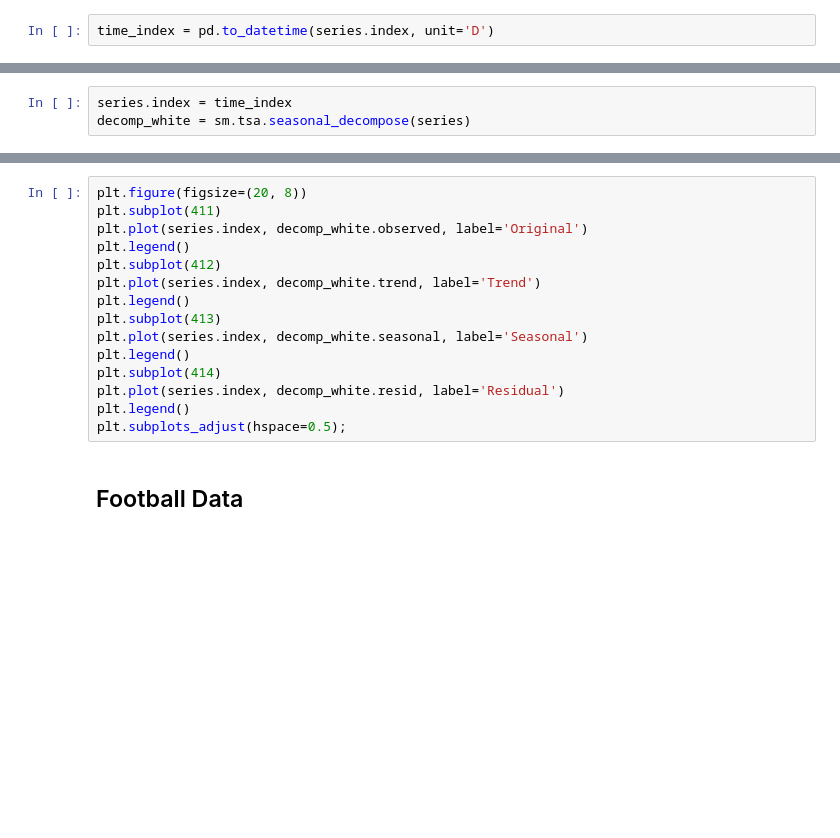
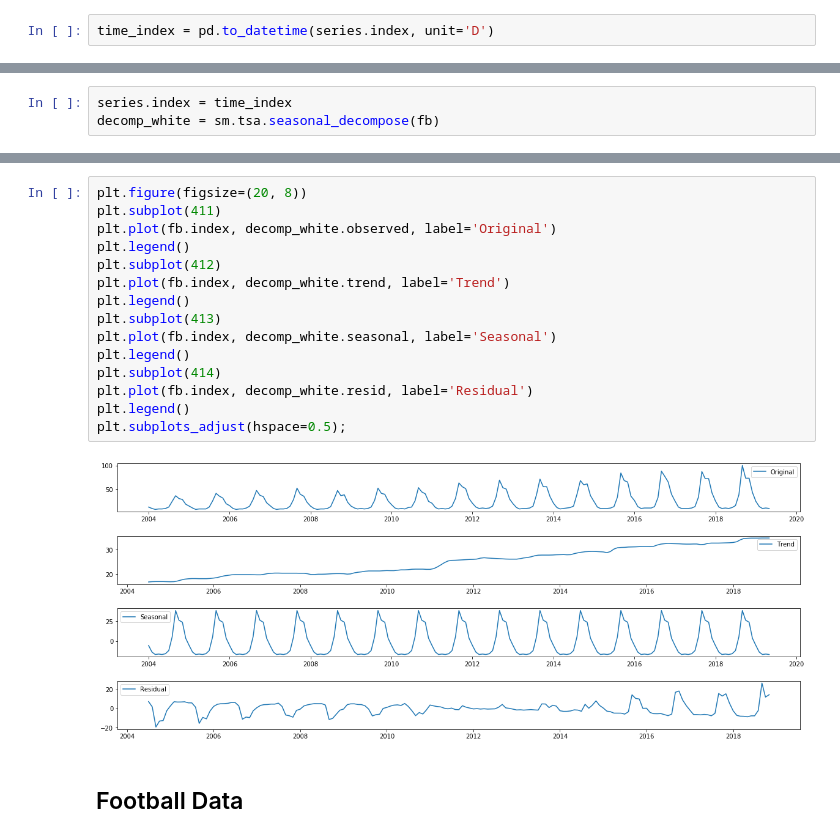
Before and after one commit to learn-co-students/dc-ds-021720, a Jupyter notebook: mod-4/week-1/day-5-Timeseries/time_series_modeling-Class.ipynb, the cells around one changed output, grey strips where cells are left out. Drawn from its saved outputs; the diff is of its cells as text; blank space fills up the shorter version.

```diff
--- a/mod-4/week-1/day-5-Timeseries/time_series_modeling-Class.ipynb
+++ b/mod-4/week-1/day-5-Timeseries/time_series_modeling-Class.ipynb
@@ -47,3 +55,3 @@ time_index[:5]
 # %%
 series.index = time_index
-decomp_white = sm.tsa.seasonal_decompose(series)
+decomp_white = sm.tsa.seasonal_decompose(fb)
@@ -50,18 +73,20 @@ decomp_white = sm.tsa.seasonal_decompose(series)
 # %%
 plt.figure(figsize=(20, 8))
 plt.subplot(411)
-plt.plot(series.index, decomp_white.observed, label='Original')
+plt.plot(fb.index, decomp_white.observed, label='Original')
 plt.legend()
 plt.subplot(412)
-plt.plot(series.index, decomp_white.trend, label='Trend')
+plt.plot(fb.index, decomp_white.trend, label='Trend')
 plt.legend()
 plt.subplot(413)
-plt.plot(series.index, decomp_white.seasonal, label='Seasonal')
+plt.plot(fb.index, decomp_white.seasonal, label='Seasonal')
 plt.legend()
 plt.subplot(414)
-plt.plot(series.index, decomp_white.resid, label='Residual')
+plt.plot(fb.index, decomp_white.resid, label='Residual')
 plt.legend()
 plt.subplots_adjust(hspace=0.5);
+# %% [output]
+[figure, added]
 # %% [markdown]
 ## Football Data
 # %%
```
Also changed, not shown: parts of 35 cells of this notebook.
